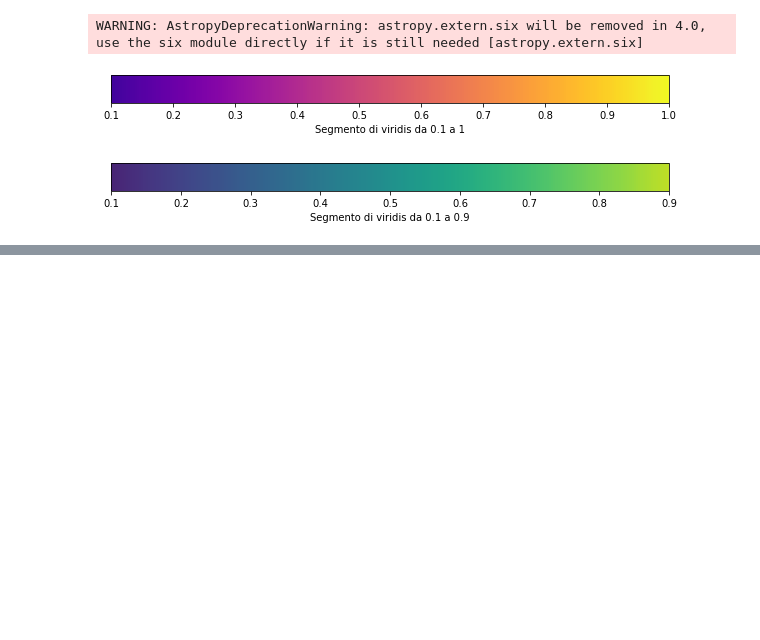
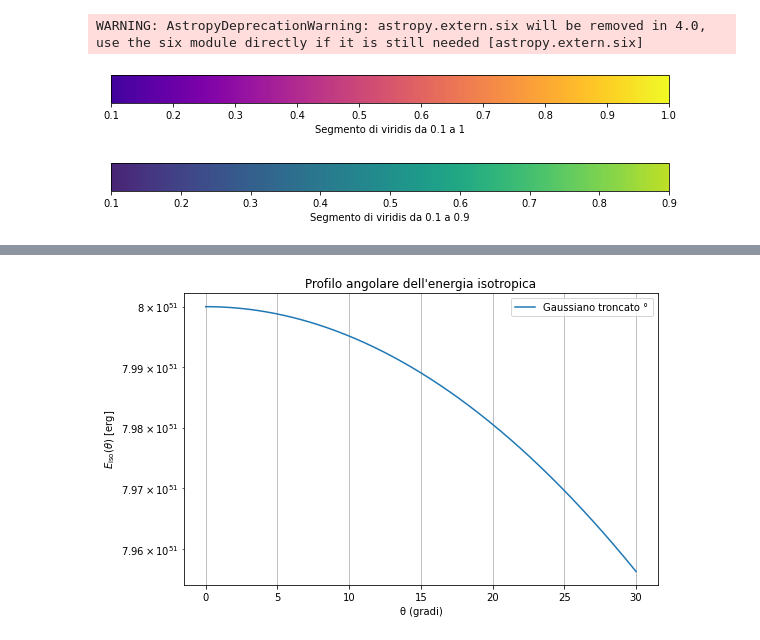
Before and after one commit to TobiaMatcovich/GRBmodelling, a Jupyter notebook: TEST4.ipynb, the cells around one changed output, grey strips where cells are left out. Drawn from its saved outputs; the diff is of its cells as text; code cells hidden in the pictures; blank space fills up the shorter version.

```diff
--- a/TEST4.ipynb
+++ b/TEST4.ipynb
@@ -216,2 +212,6 @@ print(theta_shells)
+# %%
+grb_struc.plot_jet_profile()
+# %% [output]
+[figure, added]
 # %%
 grb.plot_gamma_radius_vs_time(tmin=10, tmax=1e5, num=300)
```
Also changed, not shown: parts of 6 cells of this notebook, 2 other files.
